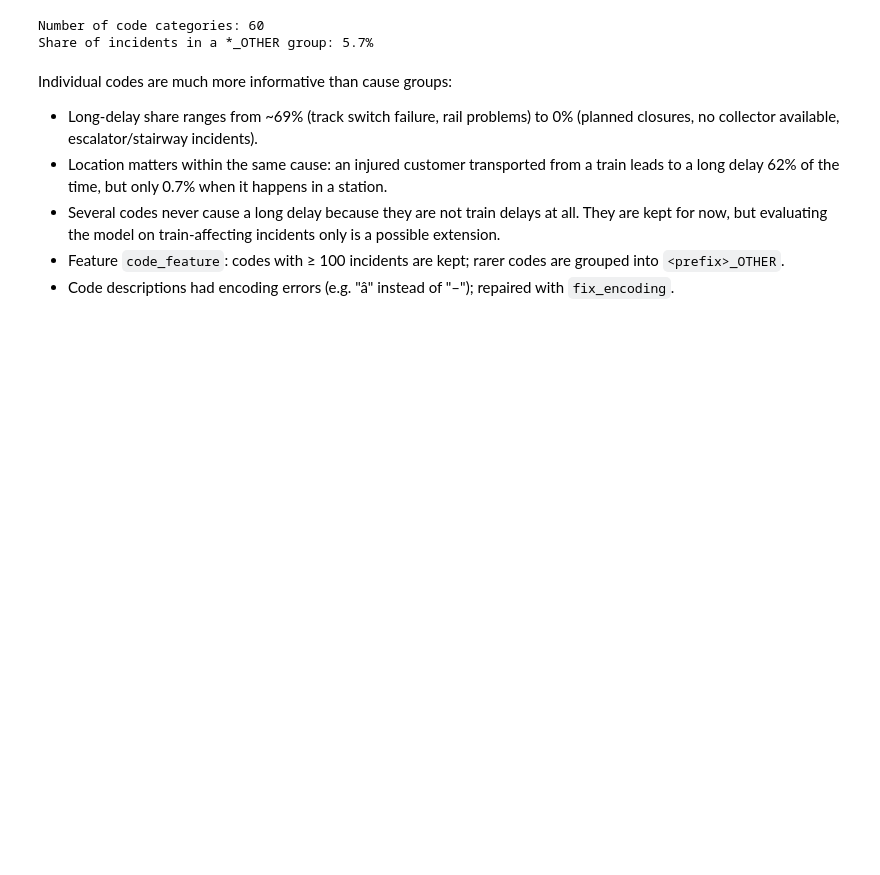
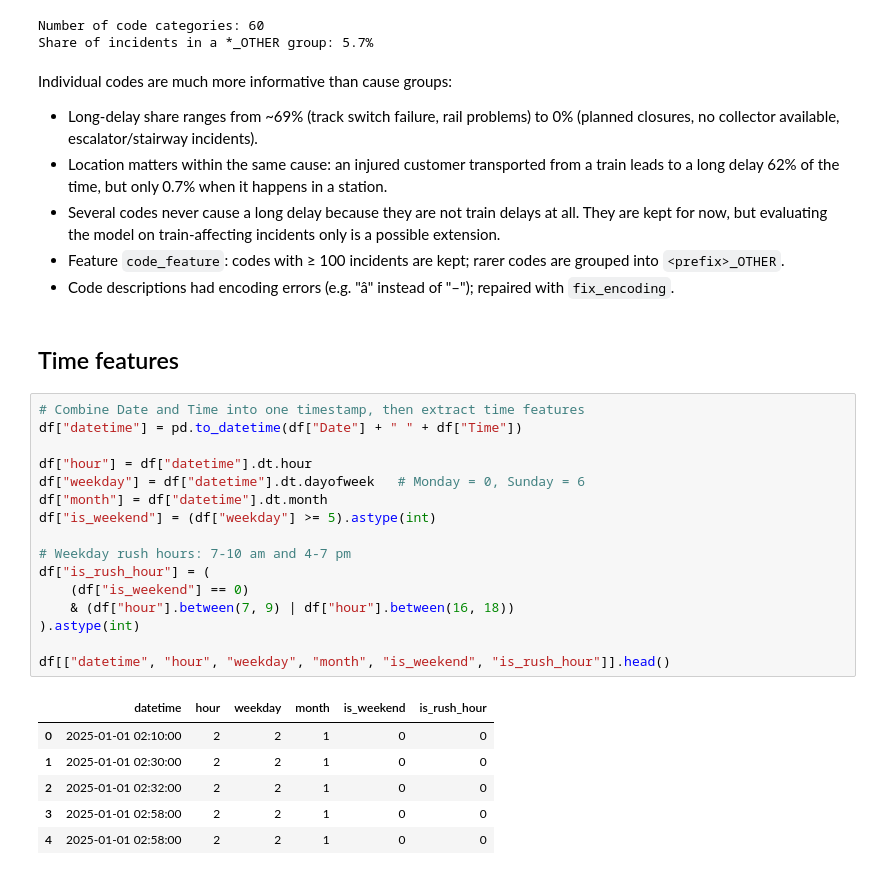
Before and after one commit to Stevenzou634/TTC-Delay-Prediction, a Jupyter notebook: notebooks/01_eda.ipynb, the cells around one changed output. Drawn from its saved outputs; the diff is of its cells as text; blank space fills up the shorter version.

```diff
--- a/notebooks/01_eda.ipynb
+++ b/notebooks/01_eda.ipynb
@@ -518,3 +518,28 @@ Individual codes are much more informative than cause groups:
 - Feature `code_feature`: codes with ≥ 100 incidents are kept; rarer codes are grouped
   into `<prefix>_OTHER`.
 - Code descriptions had encoding errors (e.g. "â" instead of "–"); repaired with `fix_encoding`.
+# %% [markdown]
+## Time features
+# %%
+# Combine Date and Time into one timestamp, then extract time features
+df["datetime"] = pd.to_datetime(df["Date"] + " " + df["Time"])
+
+df["hour"] = df["datetime"].dt.hour
+df["weekday"] = df["datetime"].dt.dayofweek   # Monday = 0, Sunday = 6
+df["month"] = df["datetime"].dt.month
+df["is_weekend"] = (df["weekday"] >= 5).astype(int)
+
+# Weekday rush hours: 7-10 am and 4-7 pm
+df["is_rush_hour"] = (
+    (df["is_weekend"] == 0)
+    & (df["hour"].between(7, 9) | df["hour"].between(16, 18))
+).astype(int)
+
+df[["datetime", "hour", "weekday", "month", "is_weekend", "is_rush_hour"]].head()
+# %% [output]
+|  | datetime | hour | weekday | month | is_weekend | is_rush_hour |
+| 0 | 2025-01-01 02:10:00 | 2 | 2 | 1 | 0 | 0 |
+| 1 | 2025-01-01 02:30:00 | 2 | 2 | 1 | 0 | 0 |
+| 2 | 2025-01-01 02:32:00 | 2 | 2 | 1 | 0 | 0 |
+| 3 | 2025-01-01 02:58:00 | 2 | 2 | 1 | 0 | 0 |
+| 4 | 2025-01-01 02:58:00 | 2 | 2 | 1 | 0 | 0 |
```
Also changed, not shown: parts of 8 cells of this notebook.
